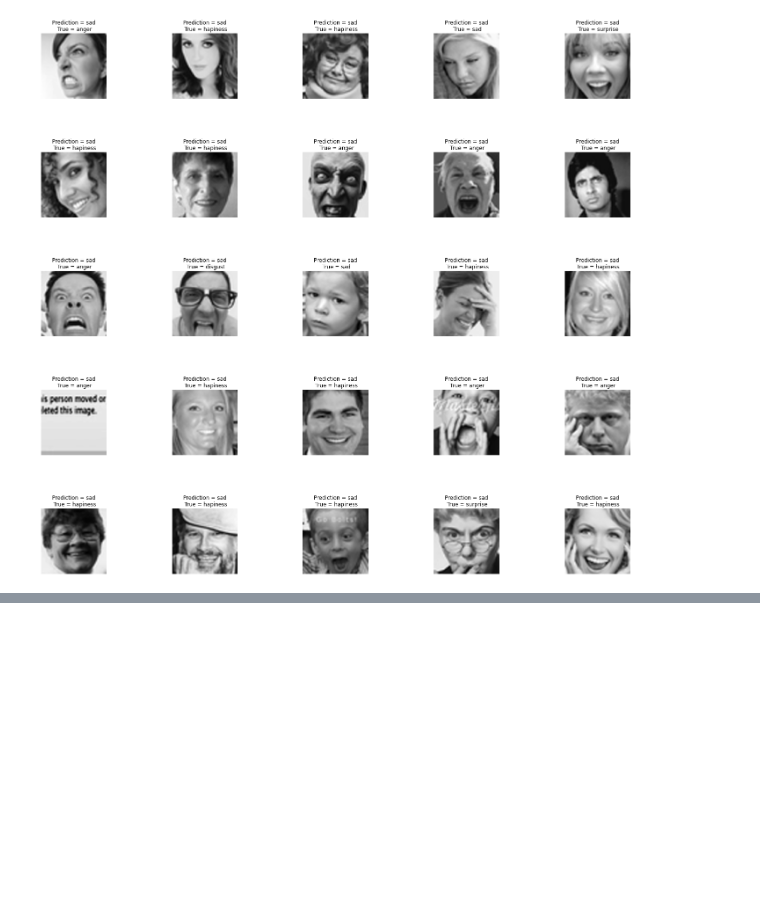
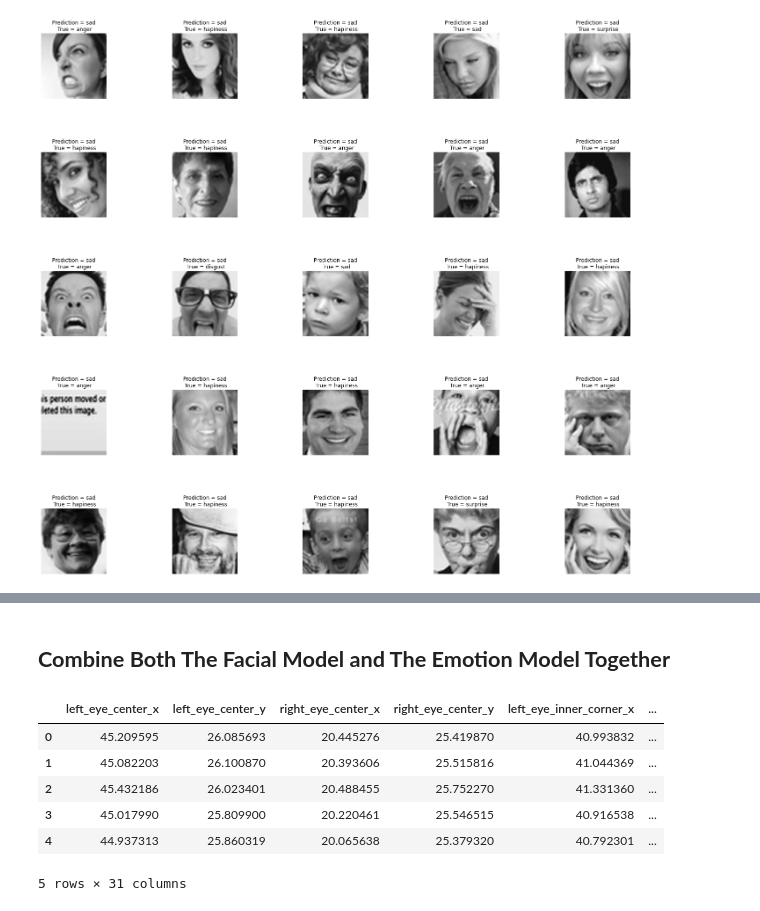
Before and after one commit to Priyo-prog/Artificial-Intelligence-Projects, a Jupyter notebook: Emotion AI/emotion_ai.ipynb, the cells around one changed output, grey strips where cells are left out. Cells and saved outputs as stored; diff of their text form; code cells hidden in the pictures; blank space fills up the shorter version.

```diff
--- a/Emotion AI/emotion_ai.ipynb
+++ b/Emotion AI/emotion_ai.ipynb
@@ -900,0 +916,30 @@ plt.subplots_adjust(wspace=1)
+# %% [markdown]
+## **Combine Both The Facial Model and The Emotion Model Together**
+# %%
+def predict(X_test):
+
+  # Making prediction from KeyPoint model
+  df_predict = model_1_facialKeyPoints.predict(X_test)
+
+  # Making prediction from emotion model
+  df_emotion = np.argmax(model_2_emotion.predict(X_test), axis=-1)
+
+  # Converting predictions to a dataframe
+  df_predict = pd.DataFrame(df_predict, columns=columns)
+
+  # Adding emotion into the predict dataframe
+  df_predict["emotion"] = df_emotion
+
+  return df_predict
+# %%
+df_predict = predict(X_test)
+# %%
+df_predict.head()
+# %% [output]
+|  | left_eye_center_x | left_eye_center_y | right_eye_center_x | right_eye_center_y | left_eye_inner_corner_x | ... |
+| 0 | 45.209595 | 26.085693 | 20.445276 | 25.419870 | 40.993832 | ... |
+| 1 | 45.082203 | 26.100870 | 20.393606 | 25.515816 | 41.044369 | ... |
+| 2 | 45.432186 | 26.023401 | 20.488455 | 25.752270 | 41.331360 | ... |
+| 3 | 45.017990 | 25.809900 | 20.220461 | 25.546515 | 40.916538 | ... |
+| 4 | 44.937313 | 25.860319 | 20.065638 | 25.379320 | 40.792301 | ... |
+5 rows × 31 columns
```
Also changed, not shown: parts of 1 cell of this notebook.
